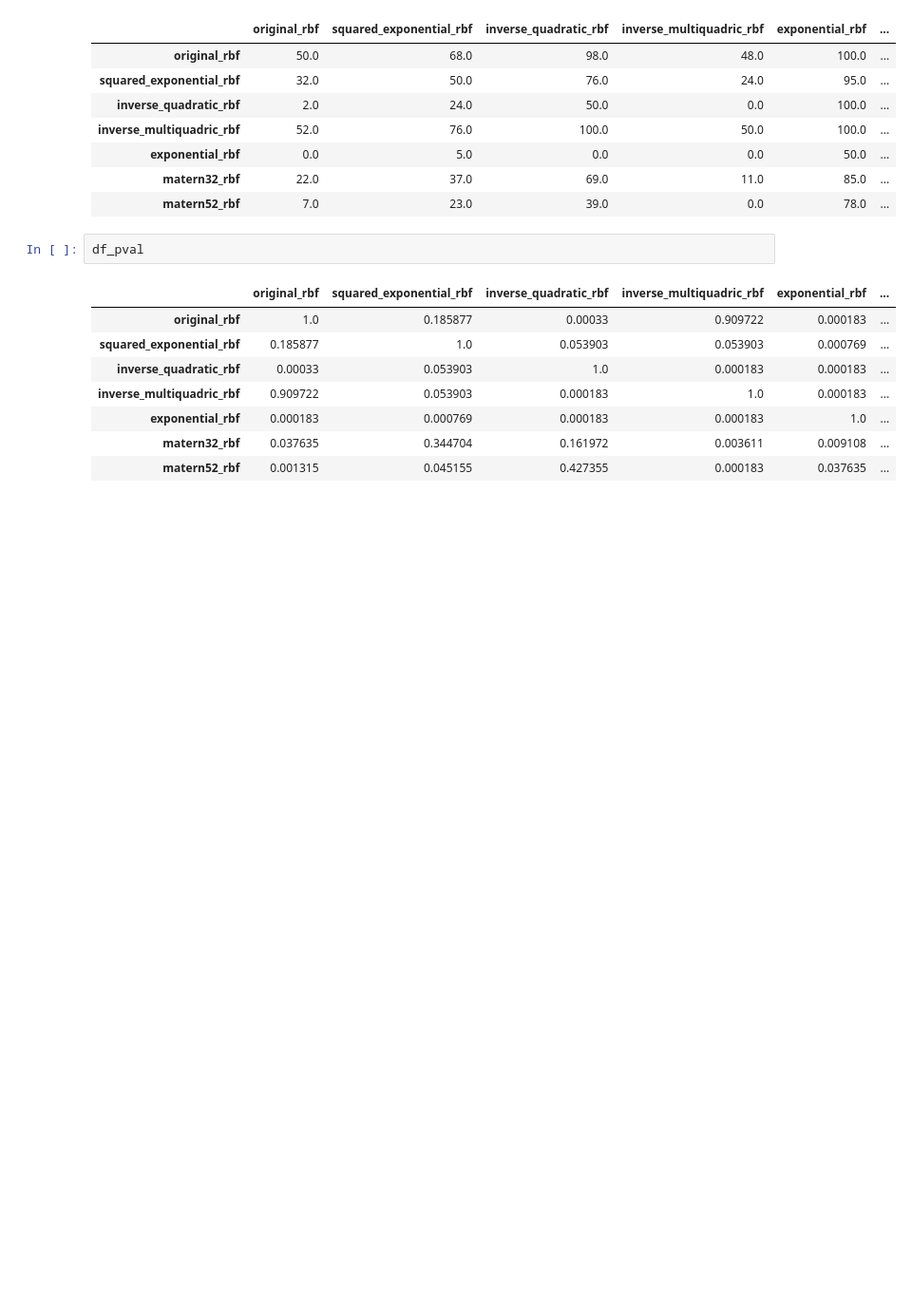
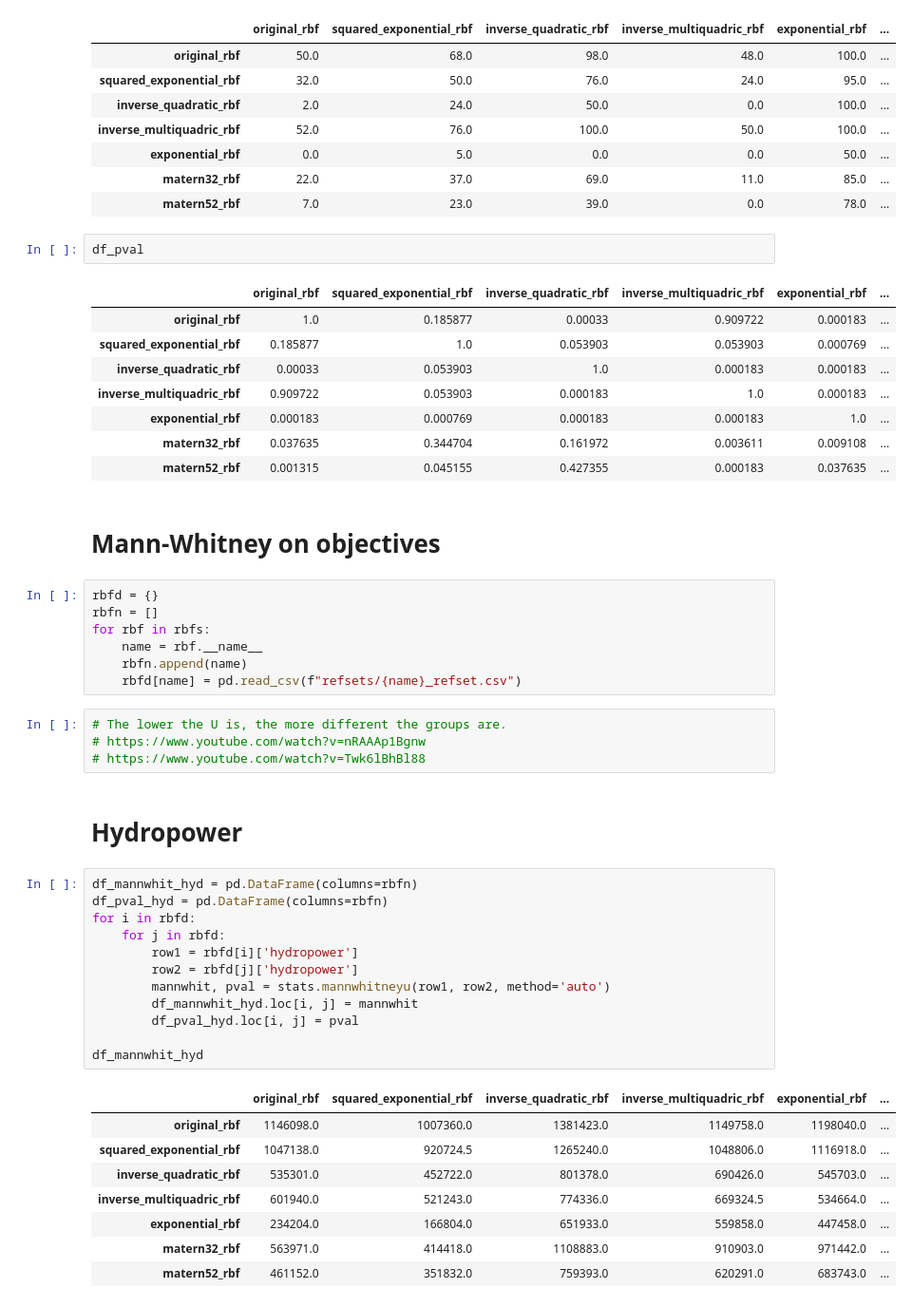
Before and after one commit to JazminZatarain/MUSEH2O, a Jupyter notebook: notebooks/14. MannWhitney analysis.ipynb, the cells around one changed output. Shown: that part at 95% size. Saved outputs shown, nothing was run; the diff lists cells and outputs as text; blank space fills up the shorter version.

```diff
--- a/notebooks/14. MannWhitney analysis.ipynb
+++ b/notebooks/14. MannWhitney analysis.ipynb
@@ -95,3 +99,39 @@ df_pval
 | exponential_rbf | 0.000183 | 0.000769 | 0.000183 | 0.000183 | 1.0 | ... |
 | matern32_rbf | 0.037635 | 0.344704 | 0.161972 | 0.003611 | 0.009108 | ... |
 | matern52_rbf | 0.001315 | 0.045155 | 0.427355 | 0.000183 | 0.037635 | ... |
+# %% [markdown]
+# Mann-Whitney  on objectives
+# %%
+rbfd = {}
+rbfn = []
+for rbf in rbfs:
+    name = rbf.__name__
+    rbfn.append(name)
+    rbfd[name] = pd.read_csv(f"refsets/{name}_refset.csv")
+# %%
+# The lower the U is, the more different the groups are.
+# https://www.youtube.com/watch?v=nRAAAp1Bgnw
+# https://www.youtube.com/watch?v=Twk6lBhBl88
+# %% [markdown]
+# Hydropower
+# %%
+df_mannwhit_hyd = pd.DataFrame(columns=rbfn)
+df_pval_hyd = pd.DataFrame(columns=rbfn)
+for i in rbfd:
+    for j in rbfd:
+        row1 = rbfd[i]['hydropower']
+        row2 = rbfd[j]['hydropower']
+        mannwhit, pval = stats.mannwhitneyu(row1, row2, method='auto')
+        df_mannwhit_hyd.loc[i, j] = mannwhit
+        df_pval_hyd.loc[i, j] = pval
+
+df_mannwhit_hyd
+# %% [output]
+|  | original_rbf | squared_exponential_rbf | inverse_quadratic_rbf | inverse_multiquadric_rbf | exponential_rbf | ... |
+| original_rbf | 1146098.0 | 1007360.0 | 1381423.0 | 1149758.0 | 1198040.0 | ... |
+| squared_exponential_rbf | 1047138.0 | 920724.5 | 1265240.0 | 1048806.0 | 1116918.0 | ... |
+| inverse_quadratic_rbf | 535301.0 | 452722.0 | 801378.0 | 690426.0 | 545703.0 | ... |
+| inverse_multiquadric_rbf | 601940.0 | 521243.0 | 774336.0 | 669324.5 | 534664.0 | ... |
+| exponential_rbf | 234204.0 | 166804.0 | 651933.0 | 559858.0 | 447458.0 | ... |
+| matern32_rbf | 563971.0 | 414418.0 | 1108883.0 | 910903.0 | 971442.0 | ... |
+| matern52_rbf | 461152.0 | 351832.0 | 759393.0 | 620291.0 | 683743.0 | ... |
```
Also changed, not shown: parts of 20 cells of this notebook, 14 other files.
